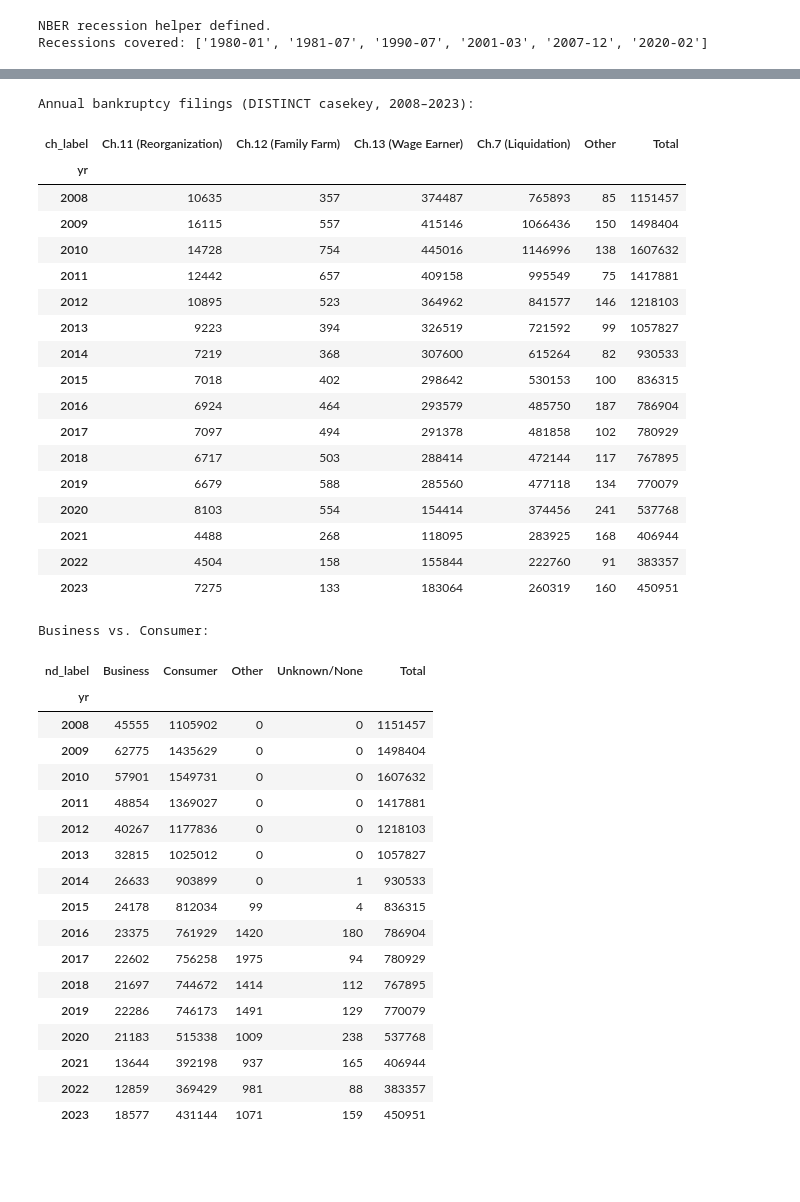
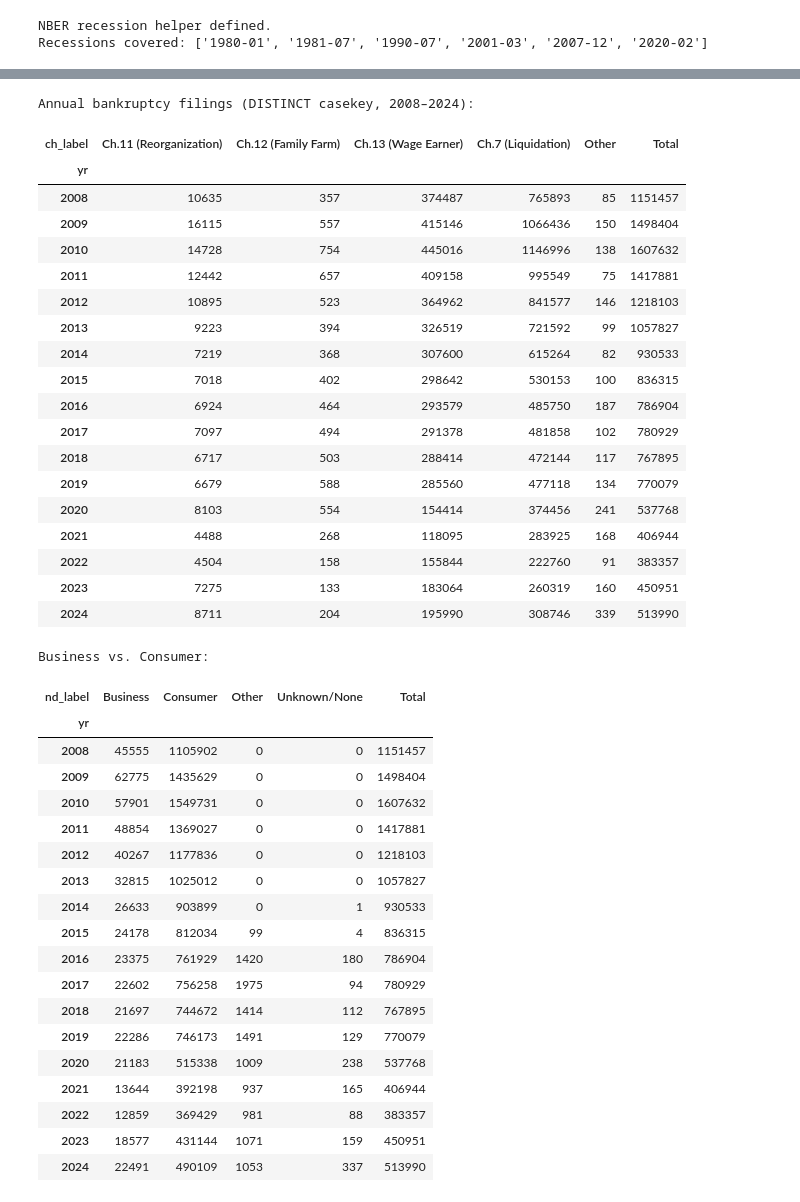
Before and after one commit to edwinhu/claude-plugins, a Jupyter notebook: skills/wrds/examples/fjc_eda.ipynb, the cells around one changed output, grey strips where cells are left out. Cells and saved outputs as stored; diff of their text form; code cells hidden in the pictures; blank space fills up the shorter version.

```diff
--- a/skills/wrds/examples/fjc_eda.ipynb
+++ b/skills/wrds/examples/fjc_eda.ipynb
@@ -516,7 +522,7 @@ with warnings.catch_warnings():
             COUNT(DISTINCT casekey)         AS n_cases
         FROM fjc.bankruptcy
         WHERE orgfldt >= '2008-01-01'
-          AND orgfldt <= '2023-12-31'
+          AND orgfldt <= '2024-12-31'
           AND casekey IS NOT NULL
         GROUP BY yr, chapter, ntrdbt
         ORDER BY yr, chapter
@@ -531,35 +537,36 @@ ND_MAP = {'b': 'Business', 'c': 'Consumer', 'o': 'Other'}
 df_bk['ch_label'] = df_bk['chapter'].map(CH_MAP).fillna('Other')
 df_bk['nd_label'] = df_bk['nature_debt'].map(ND_MAP).fillna('Unknown/None')
 
 bk_total  = df_bk.groupby('yr')['n_cases'].sum()
 bk_by_ch  = df_bk.groupby(['yr', 'ch_label'])['n_cases'].sum().unstack(fill_value=0)
 bk_by_nd  = df_bk.groupby(['yr', 'nd_label'])['n_cases'].sum().unstack(fill_value=0)
 
-print("Annual bankruptcy filings (DISTINCT casekey, 2008–2023):")
+print("Annual bankruptcy filings (DISTINCT casekey, 2008–2024):")
 display(bk_by_ch.assign(Total=bk_total))
 print()
 print("Business vs. Consumer:")
 display(bk_by_nd.assign(Total=bk_total))
 # %% [output]
-Annual bankruptcy filings (DISTINCT casekey, 2008–2023):
+Annual bankruptcy filings (DISTINCT casekey, 2008–2024):
 | ch_label | Ch.11 (Reorganization) | Ch.12 (Family Farm) | Ch.13 (Wage Earner) | Ch.7 (Liquidation) | Other | Total |
 | yr |  |  |  |  |  |  |
 | 2008 | 10635 | 357 | 374487 | 765893 | 85 | 1151457 |
 | 2009 | 16115 | 557 | 415146 | 1066436 | 150 | 1498404 |
 | 2010 | 14728 | 754 | 445016 | 1146996 | 138 | 1607632 |
 | 2011 | 12442 | 657 | 409158 | 995549 | 75 | 1417881 |
 | 2012 | 10895 | 523 | 364962 | 841577 | 146 | 1218103 |
 | 2013 | 9223 | 394 | 326519 | 721592 | 99 | 1057827 |
 | 2014 | 7219 | 368 | 307600 | 615264 | 82 | 930533 |
 | 2015 | 7018 | 402 | 298642 | 530153 | 100 | 836315 |
 | 2016 | 6924 | 464 | 293579 | 485750 | 187 | 786904 |
 | 2017 | 7097 | 494 | 291378 | 481858 | 102 | 780929 |
 | 2018 | 6717 | 503 | 288414 | 472144 | 117 | 767895 |
 | 2019 | 6679 | 588 | 285560 | 477118 | 134 | 770079 |
 | 2020 | 8103 | 554 | 154414 | 374456 | 241 | 537768 |
 | 2021 | 4488 | 268 | 118095 | 283925 | 168 | 406944 |
 | 2022 | 4504 | 158 | 155844 | 222760 | 91 | 383357 |
 | 2023 | 7275 | 133 | 183064 | 260319 | 160 | 450951 |
+| 2024 | 8711 | 204 | 195990 | 308746 | 339 | 513990 |
 Business vs. Consumer:
 | nd_label | Business | Consumer | Other | Unknown/None | Total |
 | yr |  |  |  |  |  |
@@ -579,5 +586,6 @@ Business vs. Consumer:
 | 2021 | 13644 | 392198 | 937 | 165 | 406944 |
 | 2022 | 12859 | 369429 | 981 | 88 | 383357 |
 | 2023 | 18577 | 431144 | 1071 | 159 | 450951 |
+| 2024 | 22491 | 490109 | 1053 | 337 | 513990 |
 # %%
 fig, axes = plt.subplots(2, 2, figsize=(13, 9))
```
Also changed, not shown: parts of 13 cells of this notebook.
